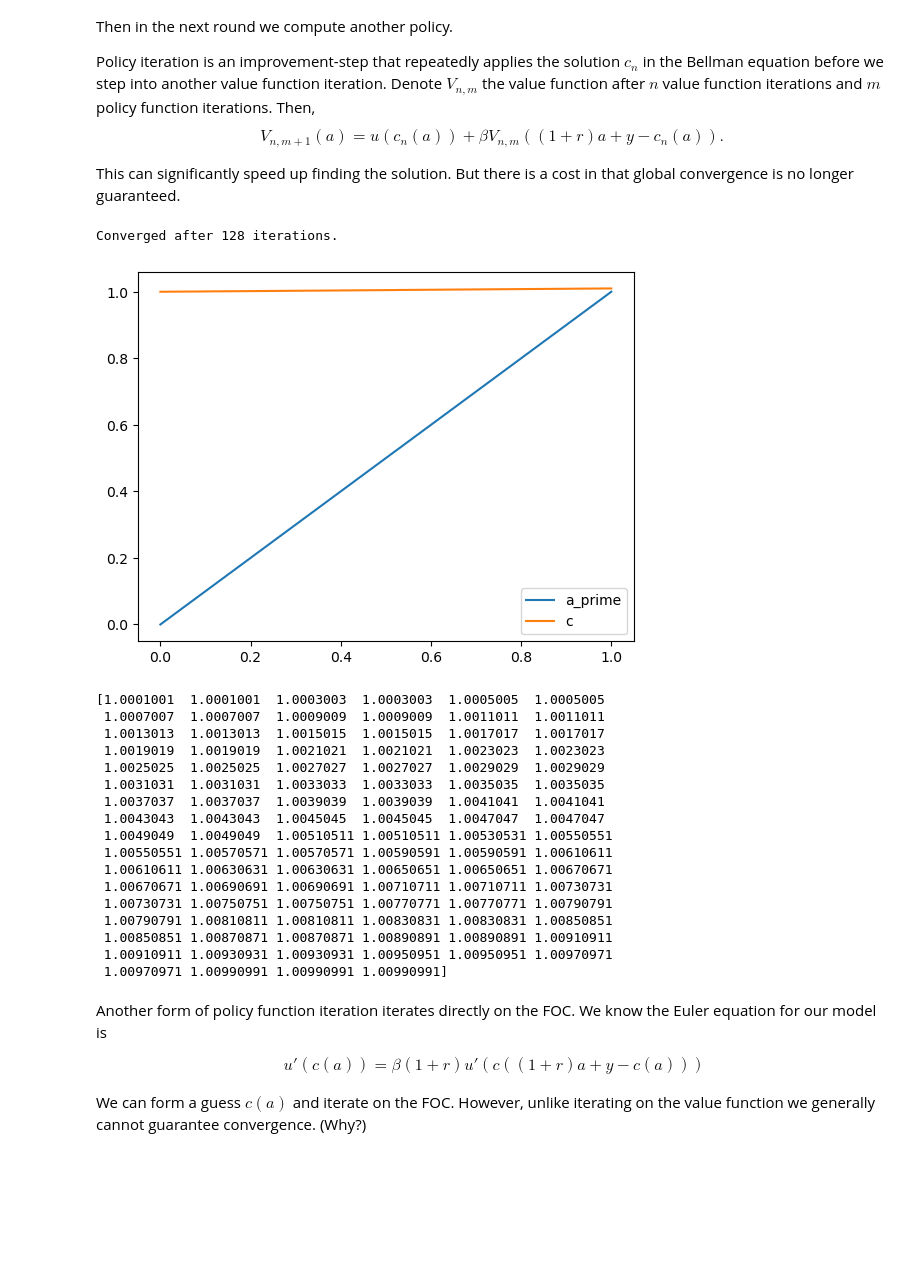
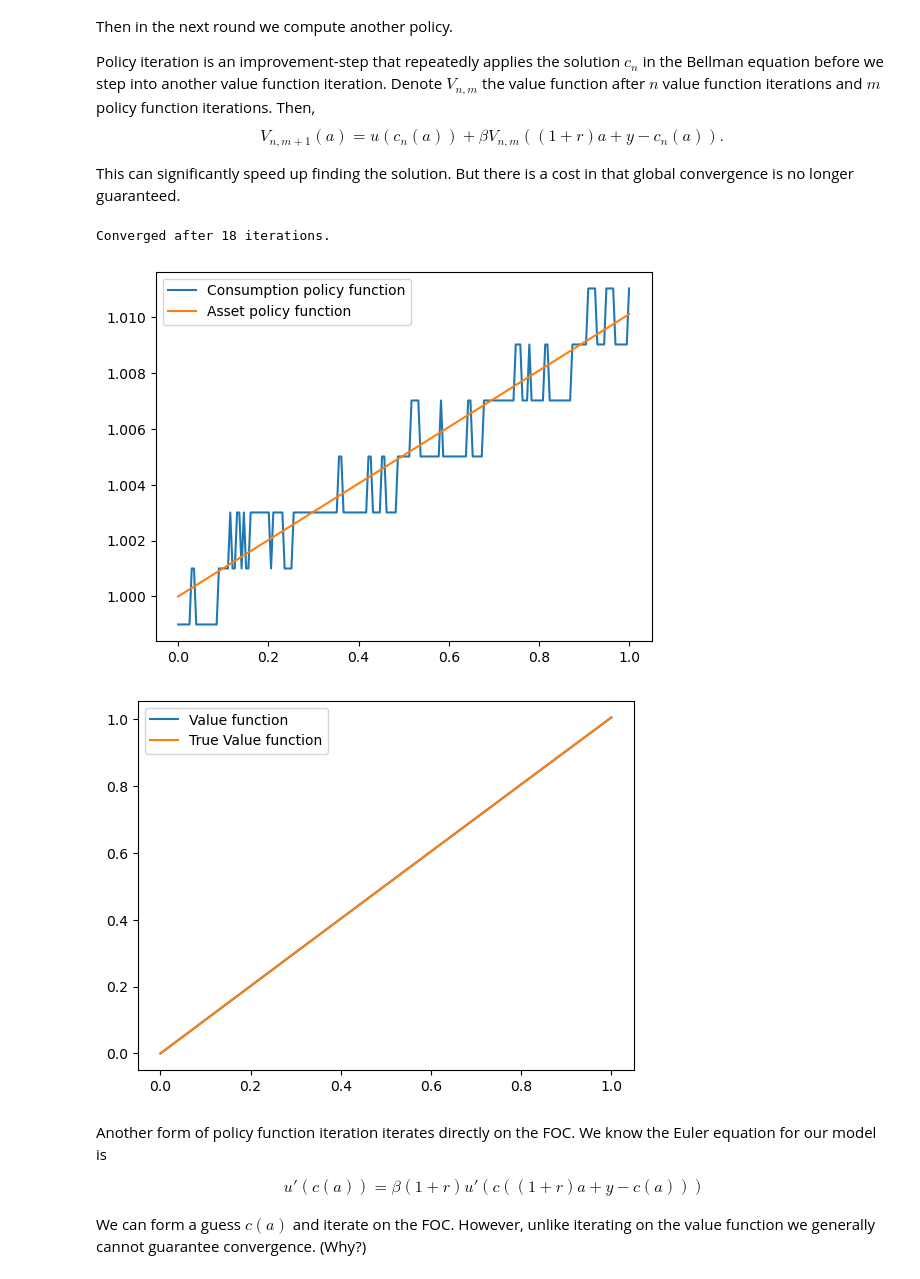
Before and after one commit to johanneswieland/281-Computational, a Jupyter notebook: Topic 2/policyiteration.ipynb, the cells around one changed output. Drawn from its saved outputs; the diff is of its cells as text; code cells hidden in the pictures; blank space fills up the shorter version.

Commit message:
policy iteration on a

```diff
--- a/Topic 2/policyiteration.ipynb
+++ b/Topic 2/policyiteration.ipynb
@@ -23,11 +27,7 @@ This can significantly speed up finding the solution. But there is a cost in tha
 # %%
-import numpy as np
-from scipy.interpolate import interp1d
-import matplotlib.pyplot as plt
-
 # same setup as before
 max_iter = 2000
-policy_iter = 10
+policy_iter = 100
 tolerance = 1e-7
 iteration = 0
 
@@ -37,70 +37,58 @@ r = (1/beta) - 1
 y = 1
 amin = 0
 amax = 1
-grid_size = 100
+grid_size = 200
 
 # define asset grid
 a = np.linspace(amin, amax, grid_size)
 
 # initial guess for the value function
-v0 = np.log(np.linspace(1, 10, grid_size))
+v0 = np.linspace(1, 10, grid_size)
 
 # define utility function --- makes it easy to change later
 def utility(c):
     return np.log(c)
 
 v_new = v0
 
 # Howard iteration in value function consumption problem
 while iteration < max_iter:
     v_old = v_new
-    c_candidates = y + np.linspace(-0.1, 0.1, 1000)
+    c_candidates = y + np.linspace(-0.5, 0.5, 500)
     a_prime_candidates = (1+r)*a[np.newaxis, :] + y - c_candidates[:, np.newaxis]
-    f_interp = interp1d(a, v_old, kind='linear', bounds_error=False, fill_value='extrapolate')
+    f_interp = interp1d(a, v_old, kind='linear', bounds_error=False, fill_value=(-10000, 0))
     v_prime_candidates = f_interp(a_prime_candidates)
     utility_values = utility(c_candidates[:, np.newaxis]) + beta * v_prime_candidates
     c_index = np.argmax(utility_values, axis=0)
     c = c_candidates[c_index]
     v_new = np.max(utility_values, axis=0)
 
     # howard iteration
     for _ in range(policy_iter):
         a_prime = (1+r)*a + y - c
-        f_interp = interp1d(a, v_new, kind='linear', bounds_error=False, fill_value='extrapolate')
+        f_interp = interp1d(a, v_new, kind='linear', bounds_error=False, fill_value=(-10000, 0))
         v_new = utility(c) + beta * f_interp(a_prime)
 
     if np.max(np.abs(v_new - v_old)) < tolerance:
         print(f'Converged after {iteration} iterations.')
         break
     iteration += 1
 
-# plot the value function and the initial guess v0
-plt.plot(a, a_prime, label='a_prime')
-plt.plot(a, c, label='c')
+# plot consumption against true consumption function
+plt.plot(a, c, label='Consumption policy function')
+plt.plot(a, y + r * a, label='Asset policy function')
 plt.legend()
 plt.show()
 
-print(c)
+# plot against true value function
+plt.plot(a, v_new, label='Value function')
+plt.plot(a, utility(y + r * a) / (1-beta), label='True Value function')
+plt.legend()
+plt.show()
 # %% [output]
-Converged after 128 iterations.
+Converged after 18 iterations.
-[figure, old version]
+[figure, new version]
-[1.0001001  1.0001001  1.0003003  1.0003003  1.0005005  1.0005005
- 1.0007007  1.0007007  1.0009009  1.0009009  1.0011011  1.0011011
- 1.0013013  1.0013013  1.0015015  1.0015015  1.0017017  1.0017017
- 1.0019019  1.0019019  1.0021021  1.0021021  1.0023023  1.0023023
- 1.0025025  1.0025025  1.0027027  1.0027027  1.0029029  1.0029029
- 1.0031031  1.0031031  1.0033033  1.0033033  1.0035035  1.0035035
- 1.0037037  1.0037037  1.0039039  1.0039039  1.0041041  1.0041041
- 1.0043043  1.0043043  1.0045045  1.0045045  1.0047047  1.0047047
- 1.0049049  1.0049049  1.00510511 1.00510511 1.00530531 1.00550551
- 1.00550551 1.00570571 1.00570571 1.00590591 1.00590591 1.00610611
- 1.00610611 1.00630631 1.00630631 1.00650651 1.00650651 1.00670671
- 1.00670671 1.00690691 1.00690691 1.00710711 1.00710711 1.00730731
- 1.00730731 1.00750751 1.00750751 1.00770771 1.00770771 1.00790791
- 1.00790791 1.00810811 1.00810811 1.00830831 1.00830831 1.00850851
- 1.00850851 1.00870871 1.00870871 1.00890891 1.00890891 1.00910911
- 1.00910911 1.00930931 1.00930931 1.00950951 1.00950951 1.00970971
- 1.00970971 1.00990991 1.00990991 1.00990991]
+[figure, added]
 # %% [markdown]
 Another form of policy function iteration iterates directly on the FOC. We know the Euler equation for our model is
 \begin{align*}
```
Also changed, not shown: parts of 13 cells of this notebook.
